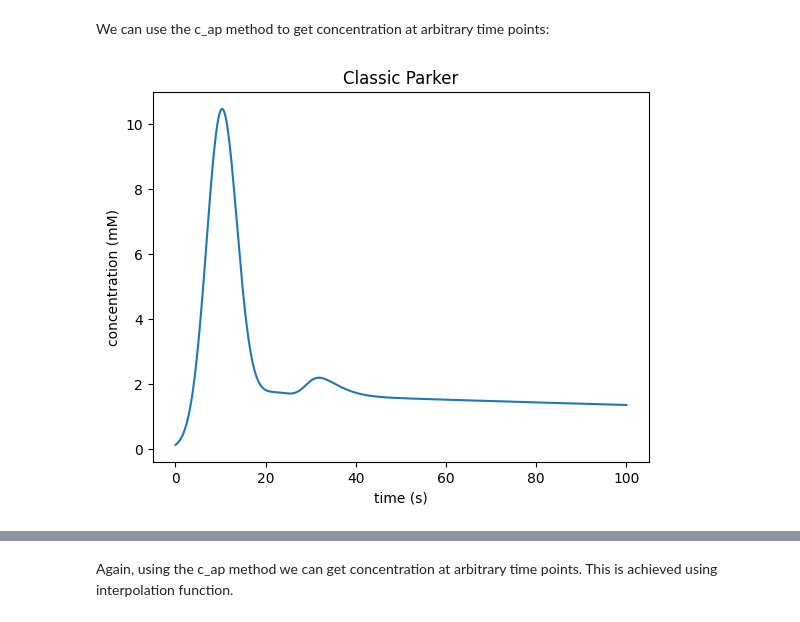
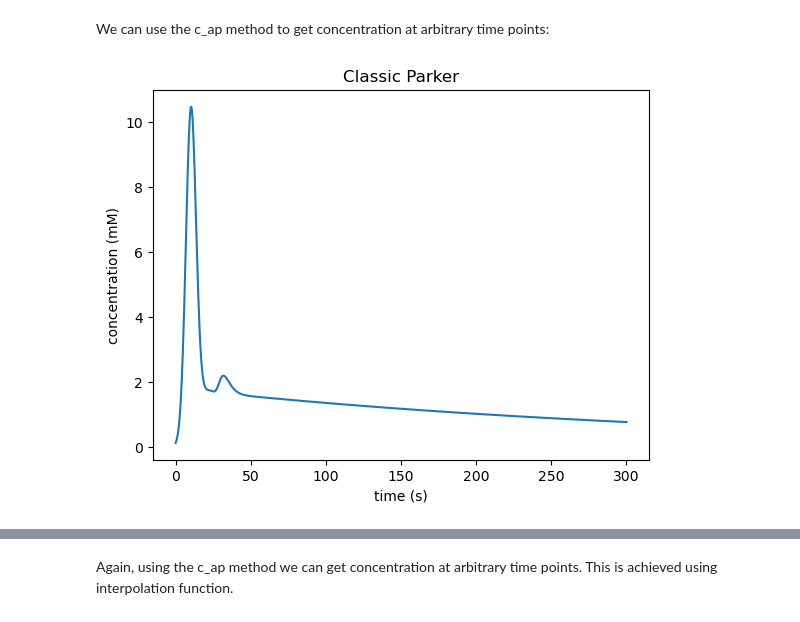
Before and after one commit to mjt320/SEPAL, a Jupyter notebook: demo/demo_aif_module.ipynb, the cells around one changed output, grey strips where cells are left out. Saved outputs shown, nothing was run; the diff lists cells and outputs as text; code cells hidden in the pictures.

```diff
--- a/demo/demo_aif_module.ipynb
+++ b/demo/demo_aif_module.ipynb
@@ -19,11 +19,11 @@ parker_aif = aifs.Parker(hct=0.42)
 # %% [markdown]
 We can use the c_ap method to get concentration at arbitrary time points:
 # %%
-time_parker = np.linspace(0.,100.,1000)
+time_parker = np.linspace(0.,5*60.,1000)
 c_ap_parker = parker_aif.c_ap(time_parker)
 plt.plot(time_parker, c_ap_parker)
 plt.xlabel('time (s)')
 plt.ylabel('concentration (mM)')
 plt.title('Classic Parker');
 # %% [output]
-[figure, old version]
+[figure, new version]
```
Also changed, not shown: parts of 5 cells of this notebook, 3 other files.
